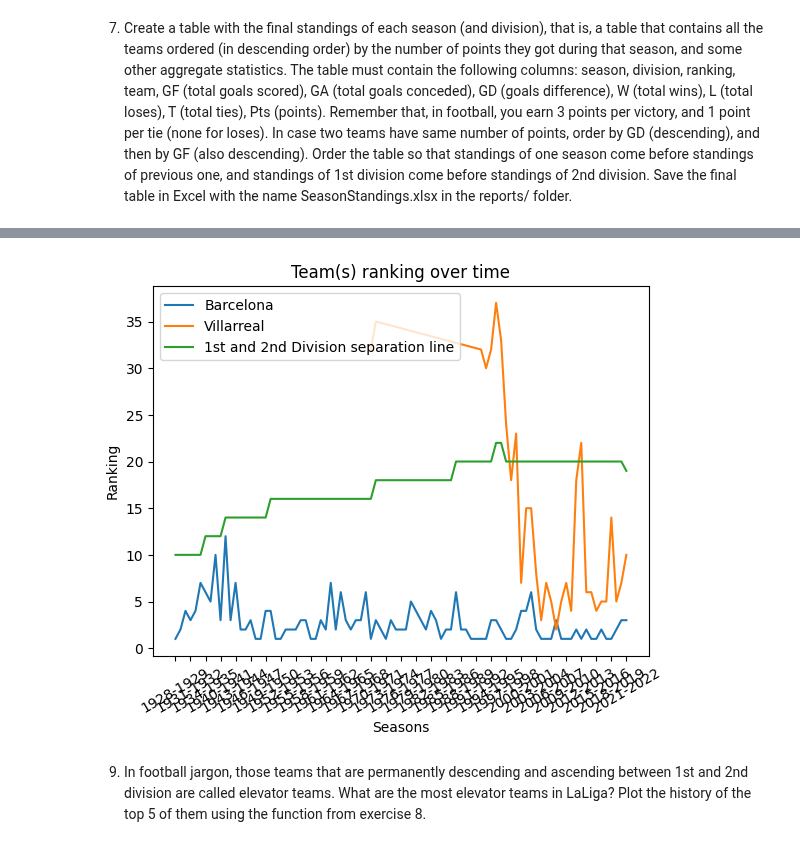
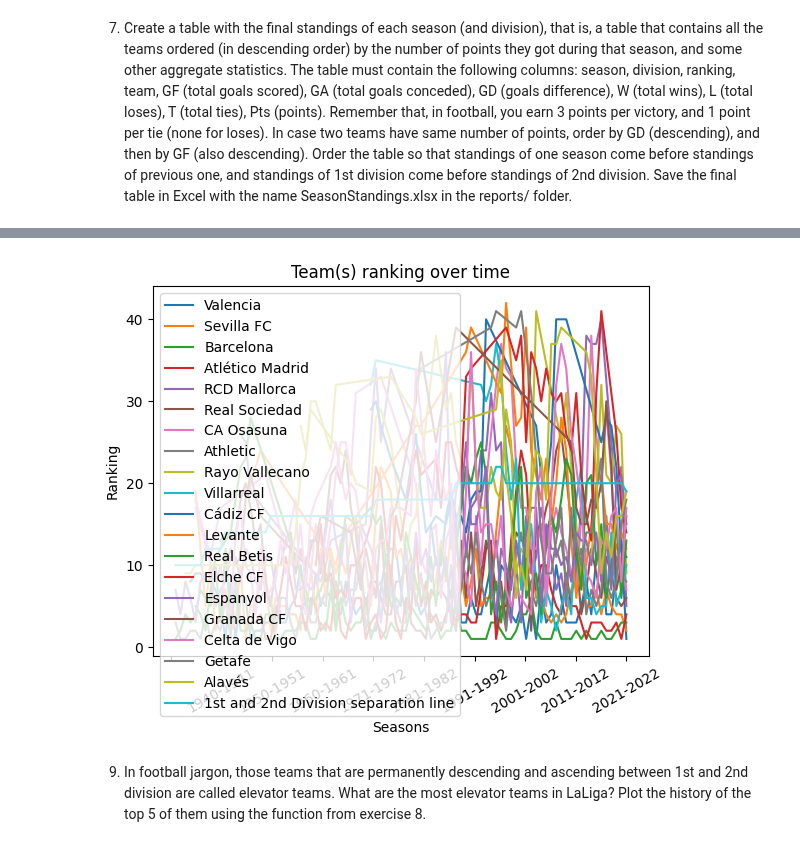
Before and after one commit to alexfulleda98/la-quiniela, a Jupyter notebook: analysis/LaLigaDataAnalysis.ipynb, the cells around one changed output, grey strips where cells are left out. Cells and saved outputs as stored; diff of their text form; code cells hidden in the pictures.

```diff
--- a/analysis/LaLigaDataAnalysis.ipynb
+++ b/analysis/LaLigaDataAnalysis.ipynb
@@ -454,6 +511,8 @@ ranking_results("Villarreal")
-# %%
-ranking_results("Barcelona", "Villarreal")
-# %% [output]
-[figure, removed]
+# %%
+df = SeasonStanding.loc[(SeasonStanding["season"] == "2021-2022") & (SeasonStanding["division"] == 1)]
+teams_list = list(df["team"])
+ranking_results(*teams_list)
+# %% [output]
+[figure, added]
 # %% [markdown]
 9. In football jargon, those teams that are permanently descending and ascending between 1st and 2nd division are called elevator teams. What are the most elevator teams in LaLiga? Plot the history of the top 5 of them using the function from exercise 8.
```
Also changed, not shown: parts of 15 cells of this notebook.
